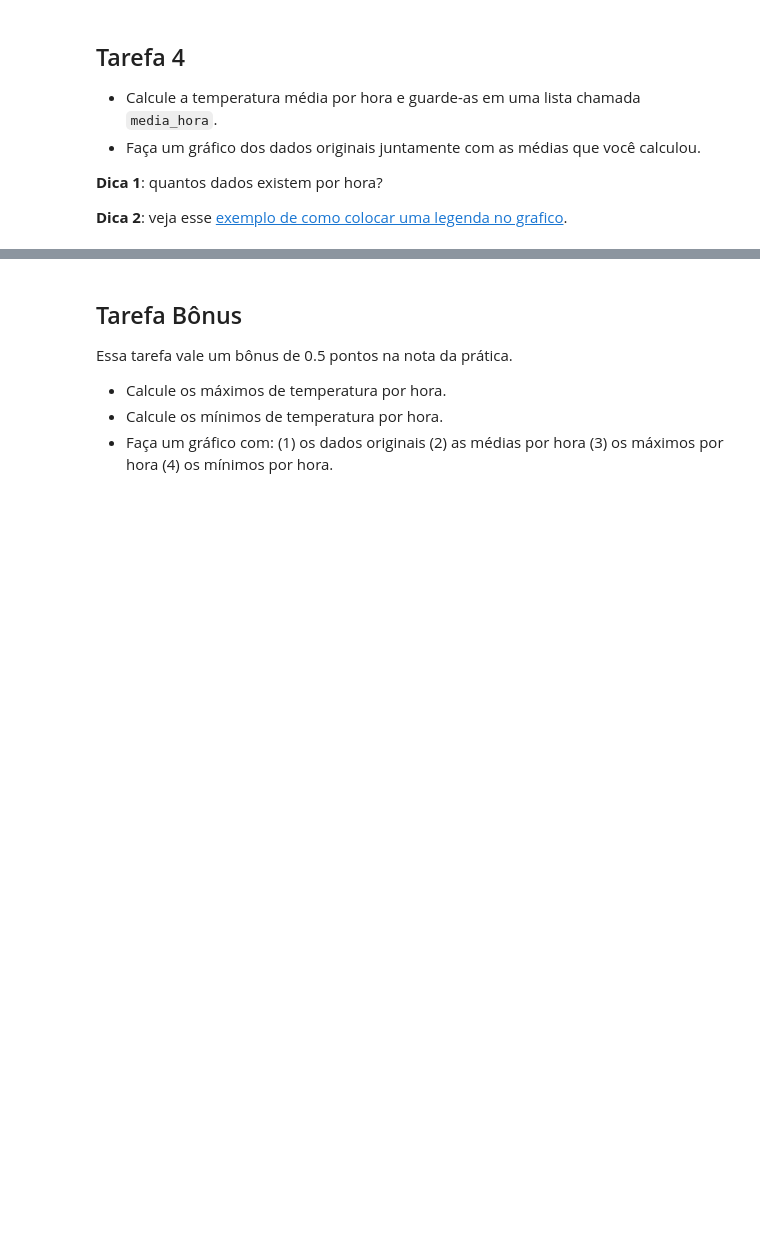
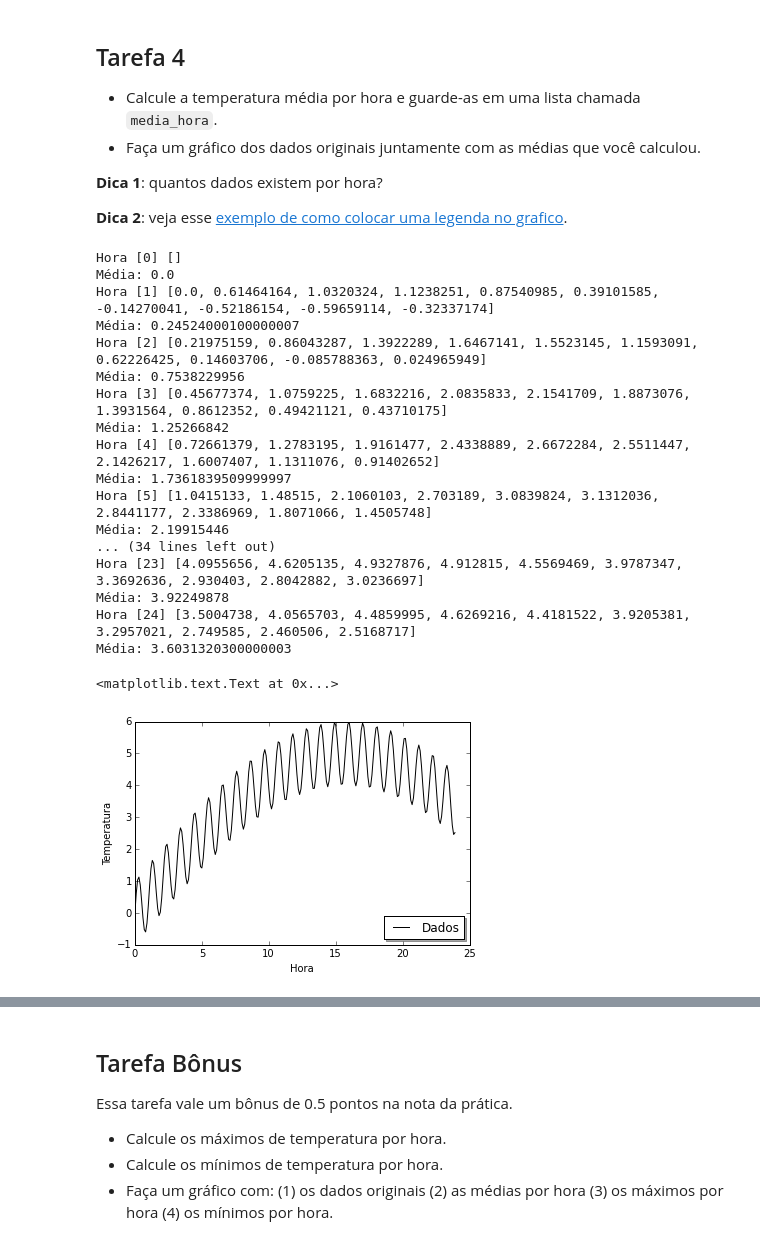
Before and after one commit to mat-esp-2015/python-intro-2-barbara_juliana_paula, a Jupyter notebook: tarefa-intro-python-2.ipynb, the cells around one changed output, grey strips where cells are left out. Cells and saved outputs as stored; diff of their text form; code cells hidden in the pictures; blank space fills up the shorter version.

Commit message:
Calculei as medias das temperaturas de cada hora, fiz a parte em linhas do grafico e adicionei comentarios na tarefa 4

```diff
--- a/tarefa-intro-python-2.ipynb
+++ b/tarefa-intro-python-2.ipynb
@@ -344,6 +344,62 @@ Minimo esta igual? True
 **Dica 1**: quantos dados existem por hora?
 
 **Dica 2**: veja esse [exemplo de como colocar uma legenda no grafico](http://matplotlib.org/examples/api/legend_demo.html).
+# %%
+# Cria a variavel 'media_hora' zerada
+media_hora = 0
+# Cria uma lista 'partes' vazia
+partes = []
+# Roda a variavel i pelo numero de horas por dia
+for i in range(0, 25):
+# Separa em listas diferentes a cada dez valores em ordem
+    partes.append(dados[i*10-10:i*10])
+# Escreve cada lista criada
+    print("Hora", [i], partes[i])
+# Zera a variável media_hora de novo antes do proximo 'for' criado
+    media_hora = 0
+# Pega cada valor dentro das listas criadas
+    for j in partes[i]:
+# Soma todos os valores ate o decimo de cada lista
+        media_hora = media_hora + j
+# Calcula a media de cada lista
+    media_hora = media_hora/10
+# Escreve o resultado das medias encontrado
+    print("Média:", media_hora)
+
+# Abre um grafico em branco
+plt.figure()
+# Plota os valores da lista __?__ no eixo x, __?__ no eixo y e faz um grafico de bolas pretas, nomeando a variavel
+
+# DUVIDA NA HORA DE PREENCHER OS ESPAÇOS DAS VARIAVEIS
+#plt.plot(__?__, __?__, 'ok', label= 'Media por hora')
+
+# Plota os valores da lista tempos no eixo x, dados no eixo y e faz um grafico de linha preta, nomeando a variavel
+plt.plot(tempos, dados, '-k', label= 'Dados')
+# Coloca legenda
+legend = plt.legend(loc='lower right', shadow=True, fontsize='large')
+# Nomeia os eixos
+plt.xlabel('Hora')
+plt.ylabel('Temperatura')
+# %% [output]
+Hora [0] []
+Média: 0.0
+Hora [1] [0.0, 0.61464164, 1.0320324, 1.1238251, 0.87540985, 0.39101585, -0.14270041, -0.52186154, -0.59659114, -0.32337174]
+Média: 0.24524000100000007
+Hora [2] [0.21975159, 0.86043287, 1.3922289, 1.6467141, 1.5523145, 1.1593091, 0.62226425, 0.14603706, -0.085788363, 0.024965949]
+Média: 0.7538229956
+Hora [3] [0.45677374, 1.0759225, 1.6832216, 2.0835833, 2.1541709, 1.8873076, 1.3931564, 0.8612352, 0.49421121, 0.43710175]
+Média: 1.25266842
+Hora [4] [0.72661379, 1.2783195, 1.9161477, 2.4338889, 2.6672284, 2.5511447, 2.1426217, 1.6007407, 1.1311076, 0.91402652]
+Média: 1.7361839509999997
+Hora [5] [1.0415133, 1.48515, 2.1060103, 2.703189, 3.0839824, 3.1312036, 2.8441177, 2.3386969, 1.8071066, 1.4505748]
+Média: 2.19915446
+... (34 lines left out)
+Hora [23] [4.0955656, 4.6205135, 4.9327876, 4.912815, 4.5569469, 3.9787347, 3.3692636, 2.930403, 2.8042882, 3.0236697]
+Média: 3.92249878
+Hora [24] [3.5004738, 4.0565703, 4.4859995, 4.6269216, 4.4181522, 3.9205381, 3.2957021, 2.749585, 2.460506, 2.5168717]
+Média: 3.6031320300000003
+<matplotlib.text.Text at 0x...>
+[figure, added]
 # %% [markdown]
 ### Resultado esperado
 
```
